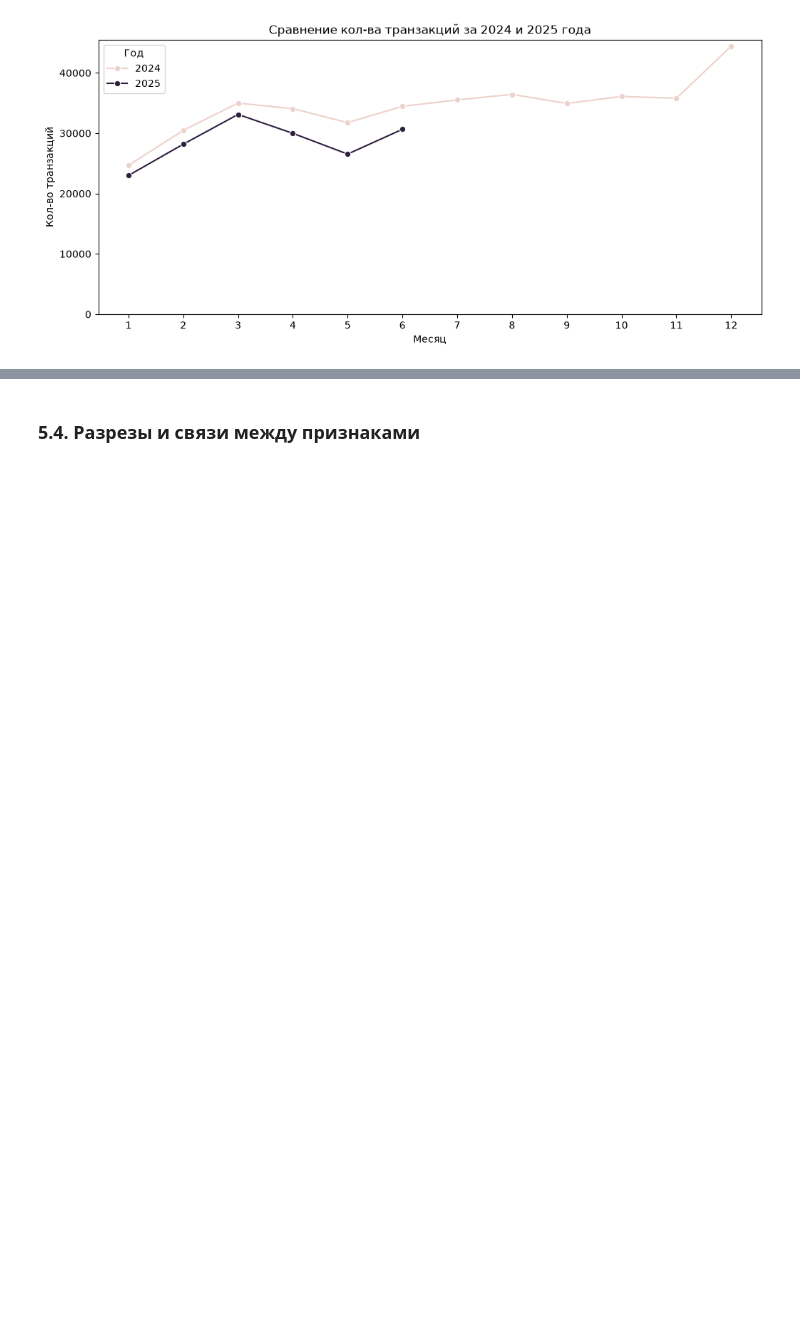
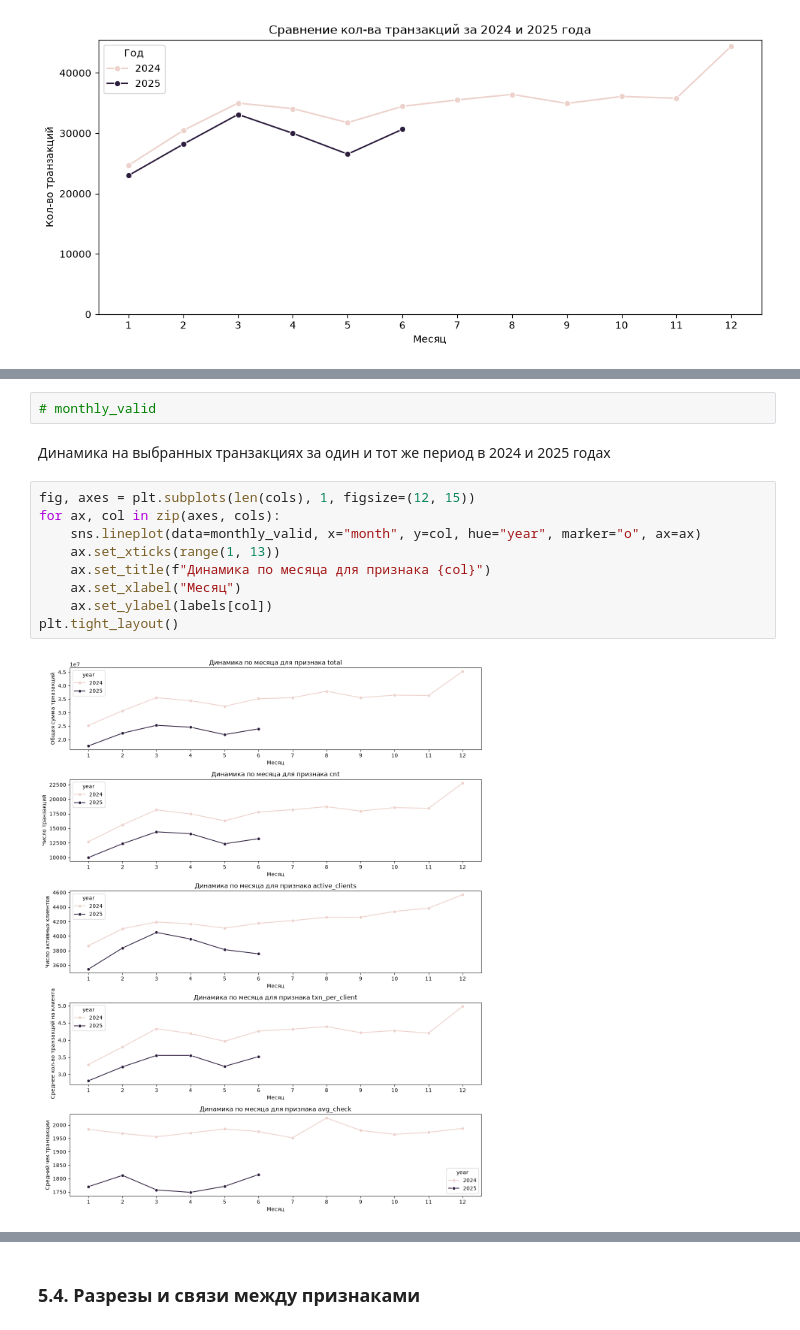
Before and after one commit to mashamis/Mischenko_Maria_Lab1, a Jupyter notebook: 01_analysis.ipynb, the cells around one changed output, grey strips where cells are left out. Cells and saved outputs as stored; diff of their text form; blank space fills up the shorter version.

```diff
--- a/01_analysis.ipynb
+++ b/01_analysis.ipynb
@@ -1487,0 +1502,15 @@ full_table
+# %%
+# monthly_valid
+# %% [markdown]
+Динамика на выбранных транзакциях за один и тот же период в 2024 и 2025 годах
+# %%
+fig, axes = plt.subplots(len(cols), 1, figsize=(12, 15))
+for ax, col in zip(axes, cols):
+    sns.lineplot(data=monthly_valid, x="month", y=col, hue="year", marker="o", ax=ax)
+    ax.set_xticks(range(1, 13))
+    ax.set_title(f"Динамика по месяца для признака {col}")
+    ax.set_xlabel("Месяц")
+    ax.set_ylabel(labels[col])
+plt.tight_layout()
+# %% [output]
+[figure, added]
```
Also changed, not shown: parts of 30 cells of this notebook.
